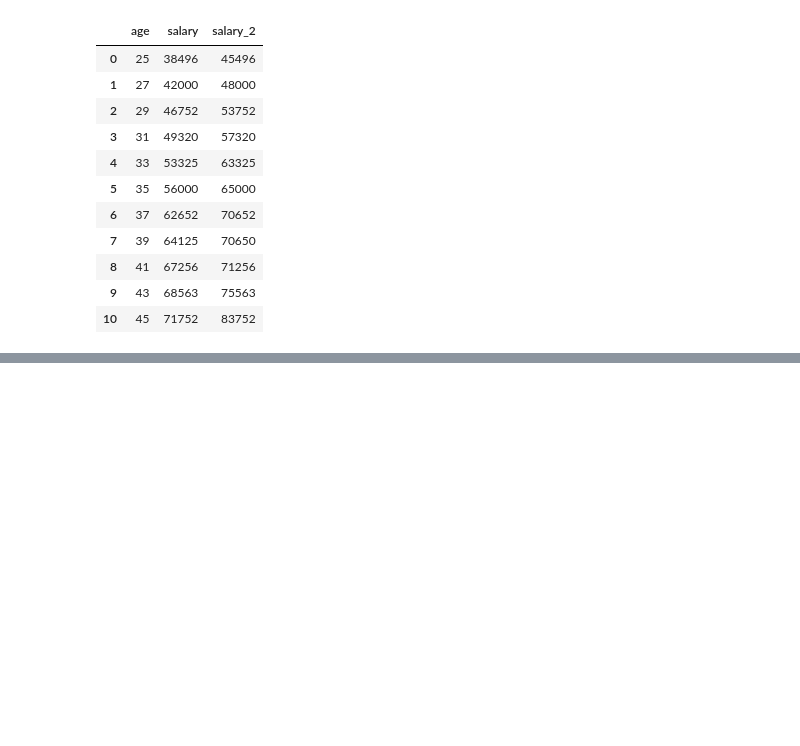
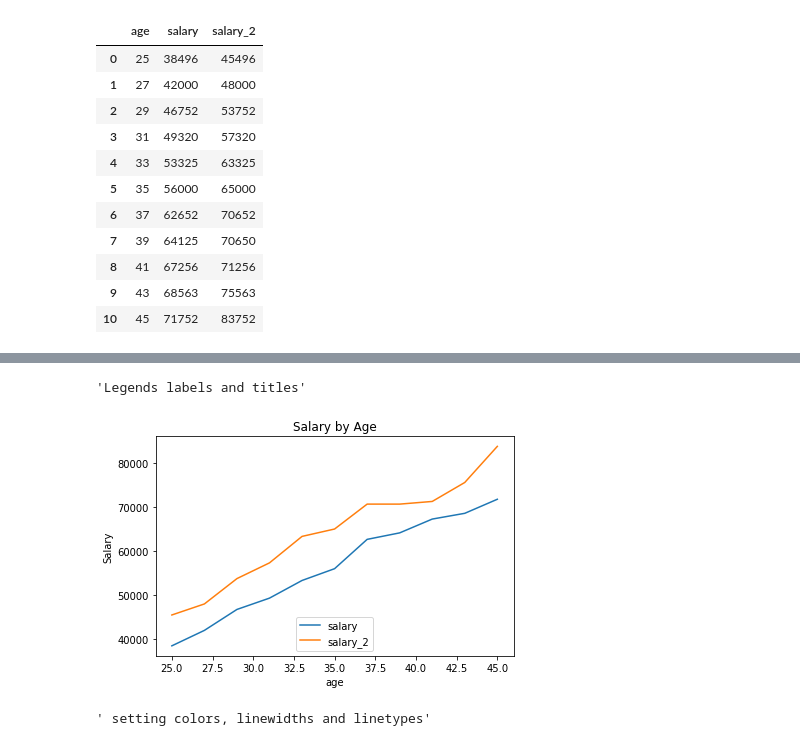
Before and after one commit to ceyhunsahin/PANDAS, a Jupyter notebook: matplotlib/working.ipynb, the cells around one changed output, grey strips where cells are left out. Drawn from its saved outputs; the diff is of its cells as text; code cells hidden in the pictures; blank space fills up the shorter version.

```diff
--- a/matplotlib/working.ipynb
+++ b/matplotlib/working.ipynb
@@ -330,0 +341,19 @@ fig.savefig("myplot.pdf", dpi = 100). # dpi deyince oransal buyume olur
+# %%
+'''Legends labels and titles'''
+# %% [output]
+'Legends labels and titles'
+# %%
+plt.plot(age, salary, label = "salary")
+plt.plot(age, salary_2, label = "salary_2")
+plt.xlabel("age")
+plt.ylabel("Salary")
+plt.title("Salary by Age")
+plt.legend(loc = "best")
+plt.legend(loc = 8)
+plt.tight_layout(); # ; ile gereksiz bilgiler gider
+# %% [output]
+[figure, added]
+# %%
+''' setting colors, linewidths and linetypes'''
+# %% [output]
+' setting colors, linewidths and linetypes'
```
Also changed, not shown: parts of 43 cells of this notebook, 5 other files.
